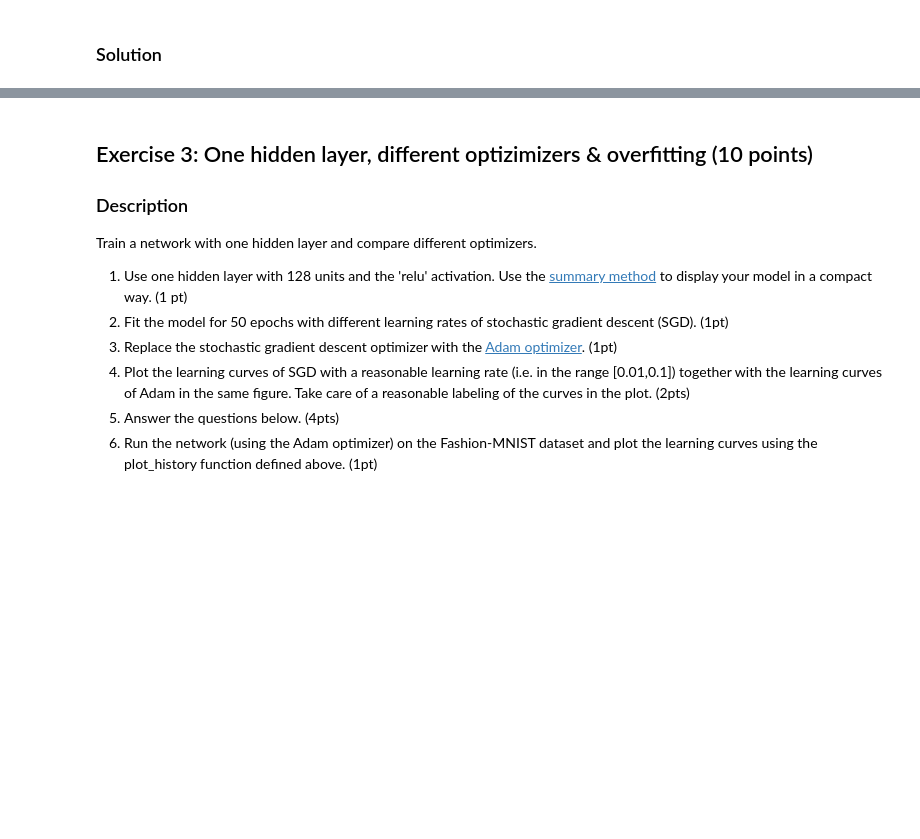
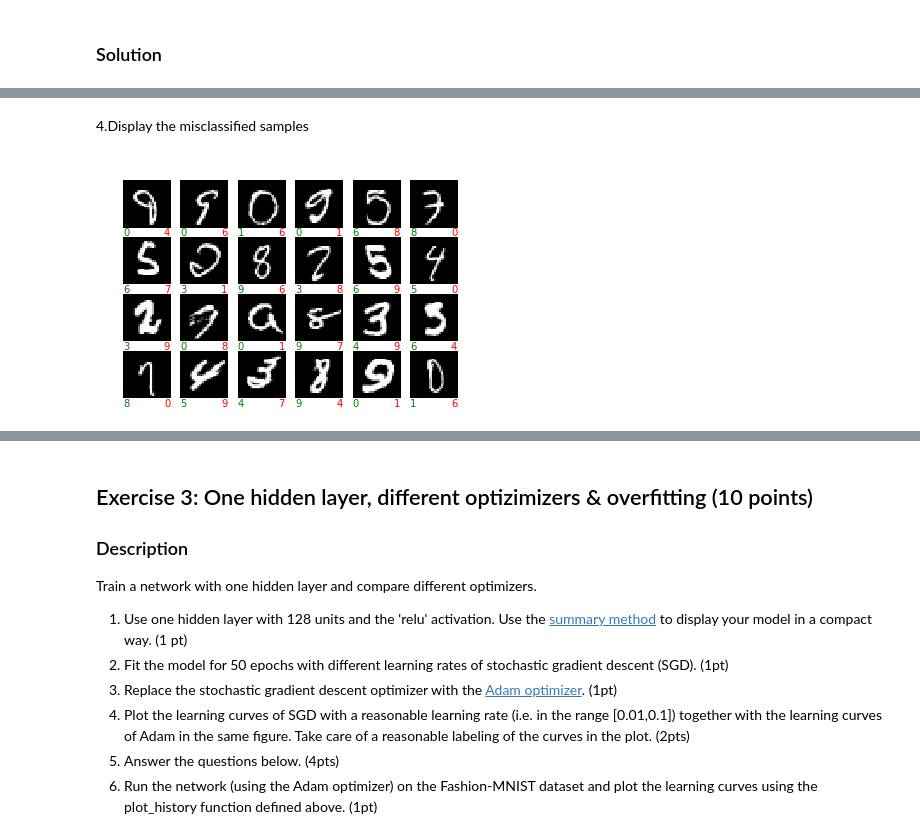
Before and after one commit to ythuangyt/Artificial-Neural-Network, a Jupyter notebook: miniproject1.ipynb, the cells around one changed output, grey strips where cells are left out. Drawn from its saved outputs; the diff is of its cells as text; code cells hidden in the pictures; blank space fills up the shorter version.

```diff
--- a/miniproject1.ipynb
+++ b/miniproject1.ipynb
@@ -231,0 +245,11 @@ Answer to question 10:
+# %% [markdown]
+4.Display the misclassified samples
+# %%
+# predict labels
+yhat_test = model.predict_classes(x_test)
+# misclassified testing samples
+misclassified_inds = np.argwhere( yhat_test != np.argmax(y_test,axis=1)).flatten()
+# display some misclassified samples
+fig = plot_some_samples(x_test, y_test, yhat_test, misclassified_inds)
+# %% [output]
+[figure, added]
```
Also changed, not shown: parts of 55 cells of this notebook.
